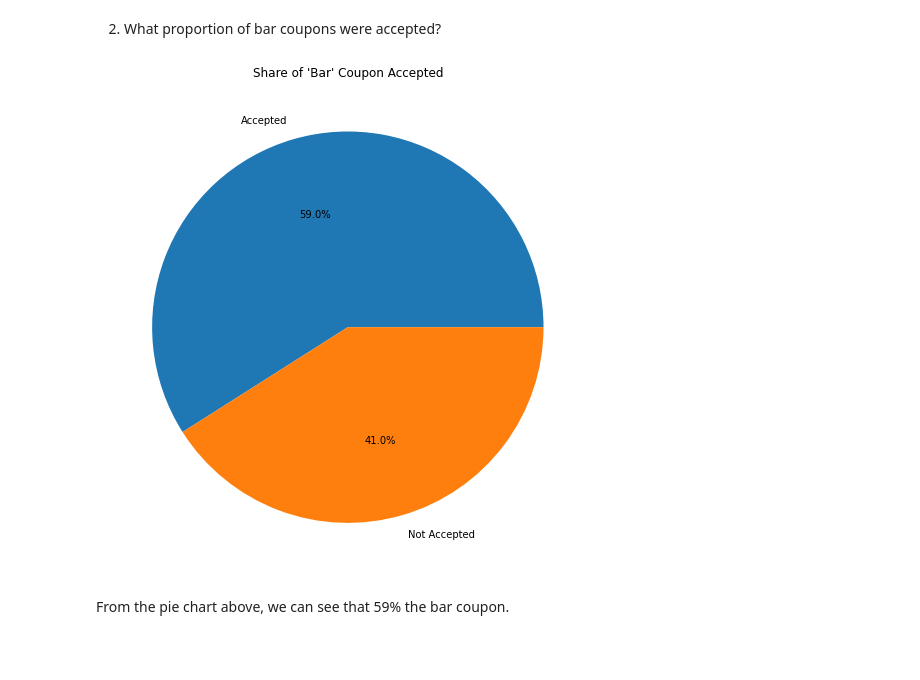
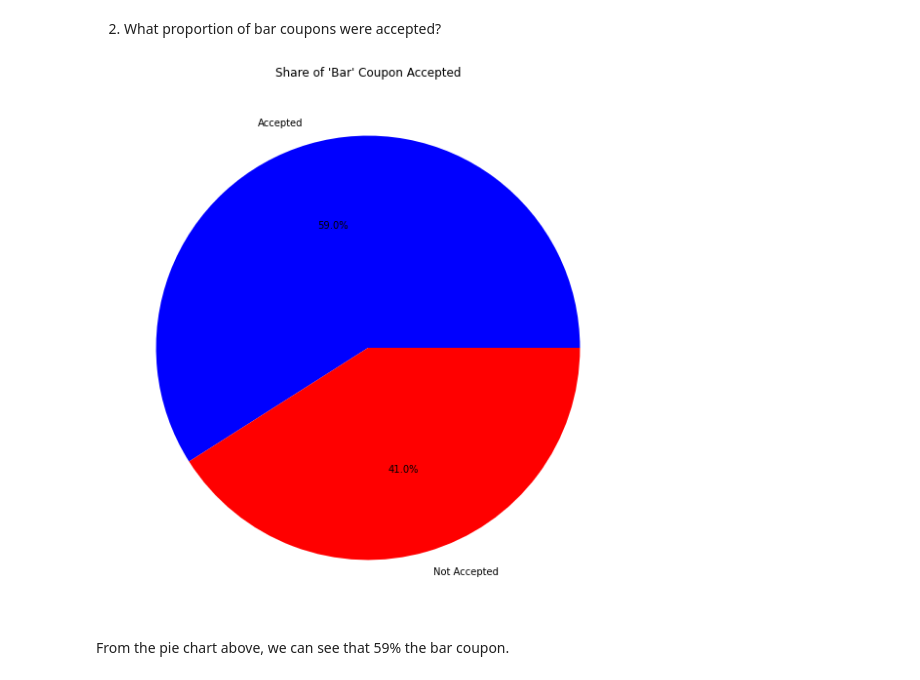
Before and after one commit to ttb-git/berkeley-engr-Practical-assignment1, a Jupyter notebook: Who_will_accept_the_coupon.ipynb, the cells around one changed output. Cells and saved outputs as stored; diff of their text form; code cells hidden in the pictures; blank space fills up the shorter version.

```diff
--- a/Who_will_accept_the_coupon.ipynb
+++ b/Who_will_accept_the_coupon.ipynb
@@ -470,12 +470,12 @@ df_bar.head(10)
 # %% [markdown]
 2. What proportion of bar coupons were accepted?
 # %%
-plt.figure(figsize=(15,9))
-plt.pie(df_bar.Y.value_counts(normalize = True),labels=['Accepted','Not Accepted'], autopct='%.1f%%')
+plt.figure(figsize=(10,10))
+plt.pie(df_bar.Y.value_counts(normalize = True),labels=['Accepted','Not Accepted'], autopct='%.1f%%', colors=['b','r'])
 plt.title("Share of 'Bar' Coupon Accepted")
 plt.show()
 # %% [output]
-[figure, old version]
+[figure, new version]
 # %% [markdown]
 From the pie chart above, we can see that 59% the bar coupon.
 # %% [markdown]
```
Also changed, not shown: parts of 1 cell of this notebook.
